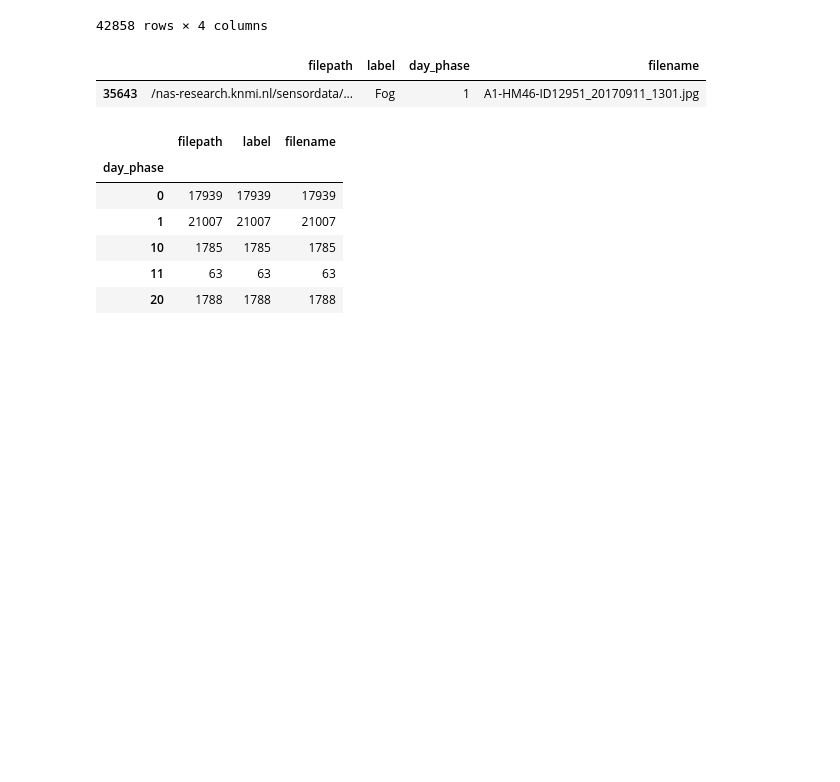
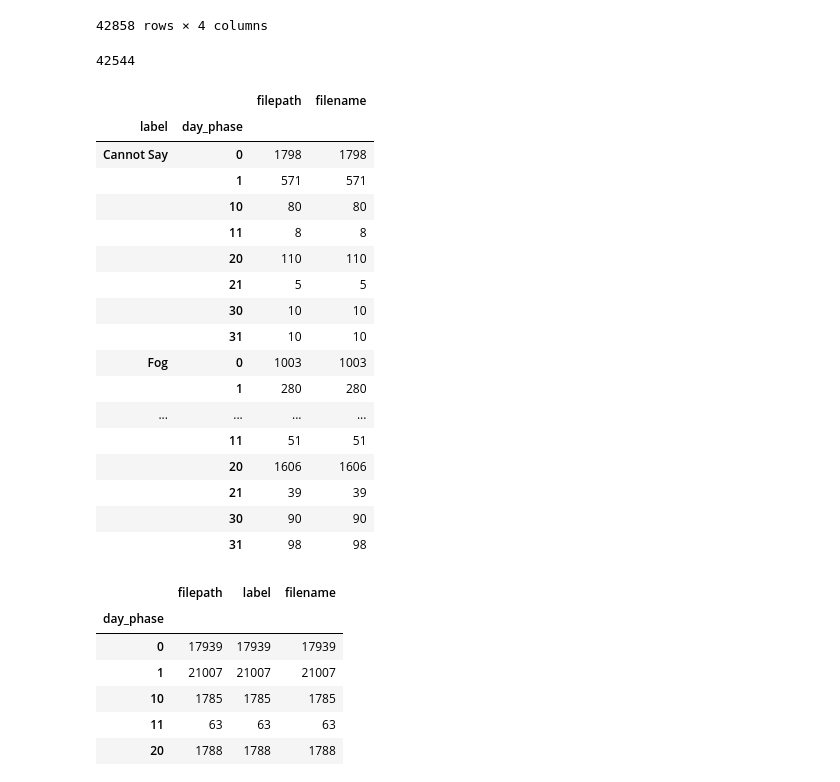
Before and after one commit to thomastenheuvel/Thesis-KNMI-FoggyGAN, a Jupyter notebook: notebooks/EDA.ipynb, the cells around one changed output. Drawn from its saved outputs; the diff is of its cells as text; code cells hidden in the pictures; blank space fills up the shorter version.

```diff
--- a/notebooks/EDA.ipynb
+++ b/notebooks/EDA.ipynb
@@ -43,11 +43,31 @@ df
 | 36357 | /nas-research.knmi.nl/sensordata/... | No Fog | 20 | A50-HM1858-ID11642_20170915_0431.jpg |
 | 36358 | /nas-research.knmi.nl/sensordata/... | Fog | 0 | A2-HM758-ID10911_20200122_0500.jpg |
 42858 rows × 4 columns
+# %%
+len(os.listdir('data/raw/images_data'))
+# %% [output]
+42544
 # %%
-df[df.filename == 'A1-HM46-ID12951_20170911_1301.jpg']
+df.groupby(['label', 'day_phase']).count()
 # %% [output]
-|  | filepath | label | day_phase | filename |
-| 35643 | /nas-research.knmi.nl/sensordata/... | Fog | 1 | A1-HM46-ID12951_20170911_1301.jpg |
+|  |  | filepath | filename |
+| label | day_phase |  |  |
+| Cannot Say | 0 | 1798 | 1798 |
+|  | 1 | 571 | 571 |
+|  | 10 | 80 | 80 |
+|  | 11 | 8 | 8 |
+|  | 20 | 110 | 110 |
+|  | 21 | 5 | 5 |
+|  | 30 | 10 | 10 |
+|  | 31 | 10 | 10 |
+| Fog | 0 | 1003 | 1003 |
+|  | 1 | 280 | 280 |
+| ... | ... | ... | ... |
+|  | 11 | 51 | 51 |
+|  | 20 | 1606 | 1606 |
+|  | 21 | 39 | 39 |
+|  | 30 | 90 | 90 |
+|  | 31 | 98 | 98 |
 # %%
 df.groupby('day_phase').count()
 # %% [output]
```
Also changed, not shown: parts of 8 cells of this notebook, 10 other files.
